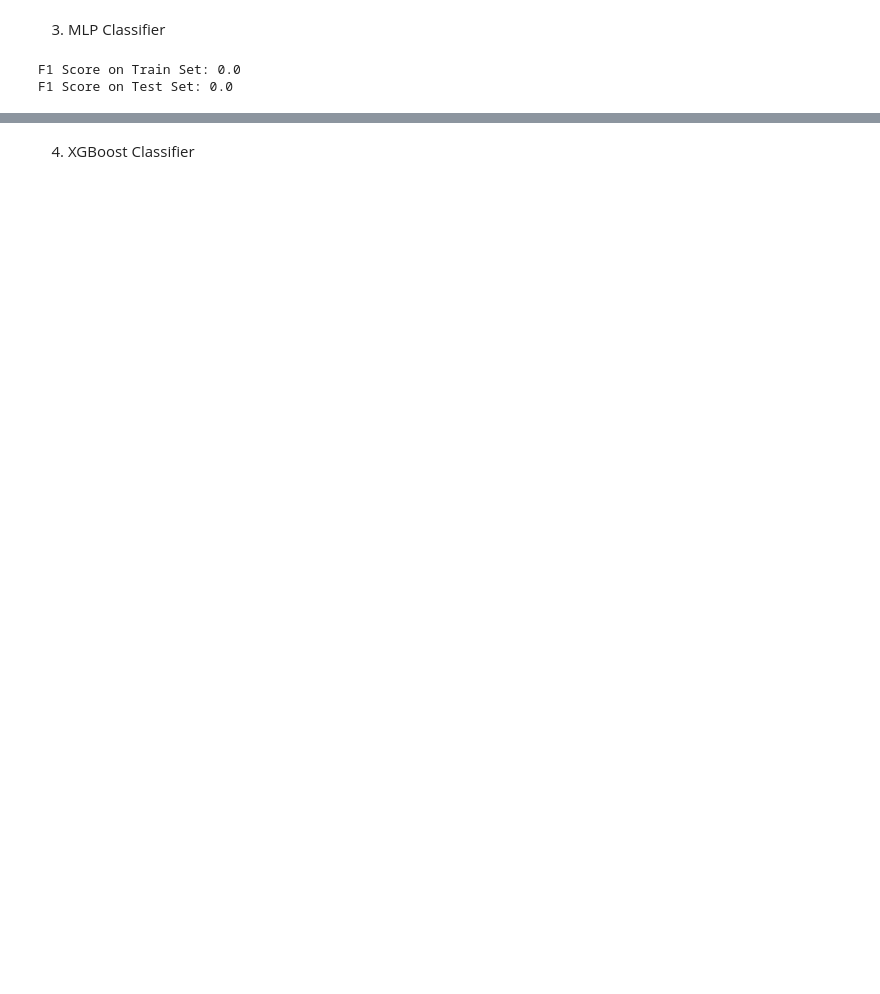
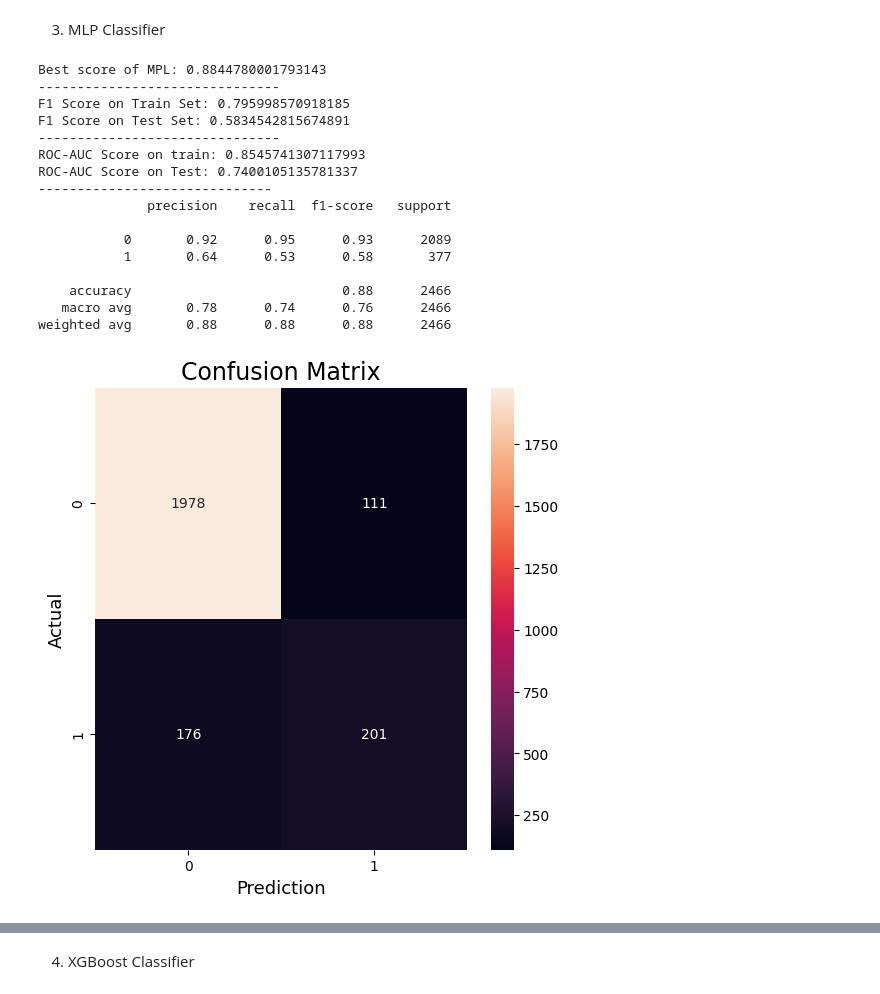
Before and after one commit to diegodvallejos/SanTec-Challenge, a Jupyter notebook: Santander Tecnología - Exámen Data science.ipynb, the cells around one changed output, grey strips where cells are left out. Saved outputs shown, nothing was run; the diff lists cells and outputs as text; code cells hidden in the pictures; blank space fills up the shorter version.

```diff
--- a/Santander Tecnología - Exámen Data science.ipynb
+++ b/Santander Tecnología - Exámen Data science.ipynb
@@ -874,49 +936,86 @@ weighted avg       0.87      0.85      0.79      2466
 # %%
 model = MLPClassifier()
 
-mlp_param_grid = {'solver': ['lbfgs'],
-                'hidden_layer_sizes':np.arange(10, 35) ,
-                'max_iter': [300,500, 800, 1000], # Iteraciones máximas en cada red
-                'alpha': 10.0 ** -np.arange(0.5, 2)} # Parámetro de regularización L2 para evitar sobreajuste
-}
+mlp_param_grid = {'solver': ['adam'],
+                'hidden_layer_sizes': [(100,), (100, 50)] ,
+                'max_iter': [50000], # Iteraciones máximas en cada red
+                'alpha': [0.01]} # Parámetro de regularización L2 para evitar sobreajuste
 
-mlp_grid_search = GridSearchCV(model, param_grid = mlp_param_grid, cv = 5, scoring = 'roc_auc', n_jobs = -1)
+# mlp_param_grid = {
+#     'solver': ['adam'],
+#     'hidden_layer_sizes': [(100,), (100, 50)],
+#     'activation': ['relu'],
+#     'alpha': [0.001, 0.01],
+#     'max_iter': [50000],
+# }
+
+st_kfold = StratifiedKFold(n_splits=5, shuffle=True, random_state=42)
+
+mlp_grid_search = GridSearchCV(model, param_grid = mlp_param_grid, cv = st_kfold, scoring = 'roc_auc', n_jobs = -1)
 mlp_grid_search.fit(X_train_scaled, y_train)
 
 best_mlp = mlp_grid_search.best_estimator_
 model_instances.append(best_mlp)
 
 y_pred_train = best_mlp.predict(X_train_scaled)
 f1_train = f1_score(y_train, y_pred_train)
+
+print('Best score of MPL:', mlp_grid_search.best_score_)
+
+print('-------------------------------')
 
 #F1
 print('F1 Score on Train Set:', f1_train)
 
 y_pred = best_mlp.predict(X_test_scaled)
 f1 = f1_score(y_test, y_pred)
 print('F1 Score on Test Set:', f1)
 
 print('-------------------------------')
 #ROC-AUC
 roc_auc_train = roc_auc_score(y_train, y_pred_train)
 roc_auc = roc_auc_score(y_test, y_pred)
 
 print('ROC-AUC Score on train:', roc_auc_train)
 print('ROC-AUC Score on Test:', roc_auc)
 
 models['MLP'] = roc_auc
 
 
 roc_aucs.append(roc_auc_score(y_test, y_pred))
 f1s.append(f1_score(y_test, y_pred))
 
 print('------------------------------')
 
 print(classification_report(y_test, y_pred))
-print(confusion_matrix(y_test, y_pred))
+
+sns.heatmap(confusion_matrix(y_test, y_pred),
+              annot=True,
+              fmt='g',
+              xticklabels=['0', '1'],
+              yticklabels=['0', '1'])
+plt.ylabel('Actual', fontsize=13)
+plt.xlabel('Prediction', fontsize=13)
+plt.title('Confusion Matrix', fontsize=17)
+plt.show()
 # %% [output]
-F1 Score on Train Set: 0.0
-F1 Score on Test Set: 0.0
+Best score of MPL: 0.8844780001793143
+-------------------------------
+F1 Score on Train Set: 0.795998570918185
+F1 Score on Test Set: 0.5834542815674891
+-------------------------------
+ROC-AUC Score on train: 0.8545741307117993
+ROC-AUC Score on Test: 0.7400105135781337
+------------------------------
+              precision    recall  f1-score   support
+
+           0       0.92      0.95      0.93      2089
+           1       0.64      0.53      0.58       377
+
+    accuracy                           0.88      2466
+   macro avg       0.78      0.74      0.76      2466
+weighted avg       0.88      0.88      0.88      2466
+[figure, added]
 # %%
 fpr, tpr, thresholds = roc_curve(y_test, y_pred)
 roc_auc = auc(fpr, tpr)
```
Also changed, not shown: parts of 15 cells of this notebook.
